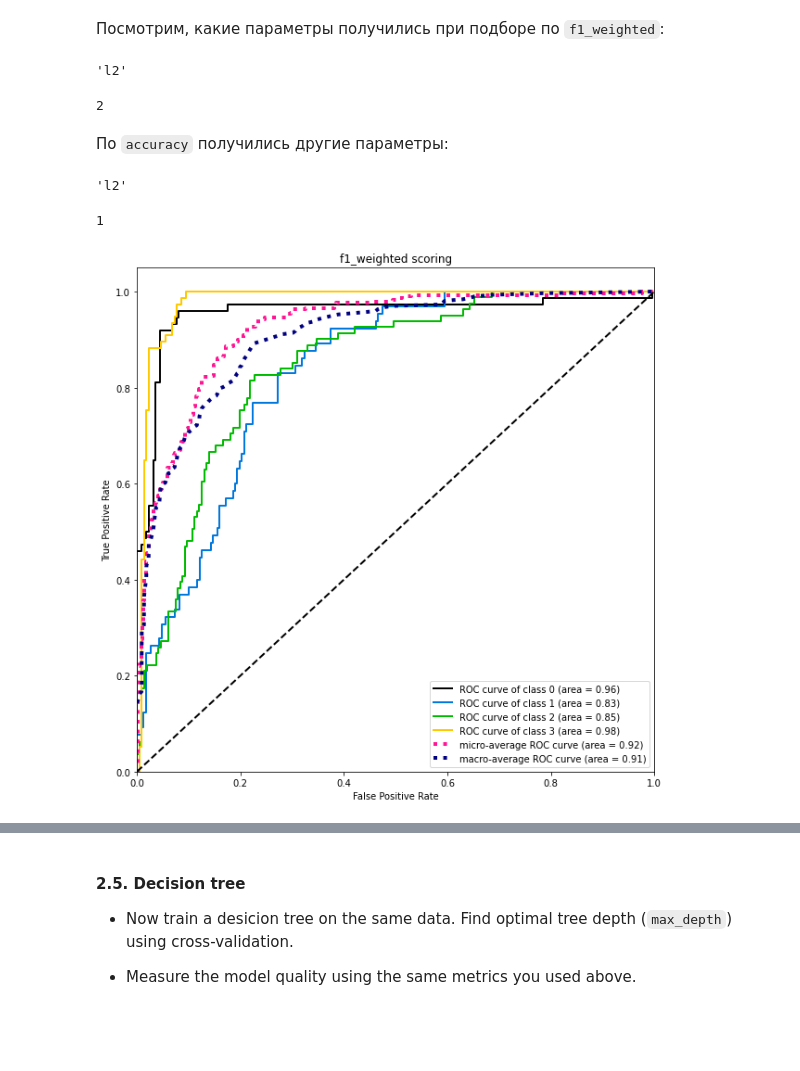
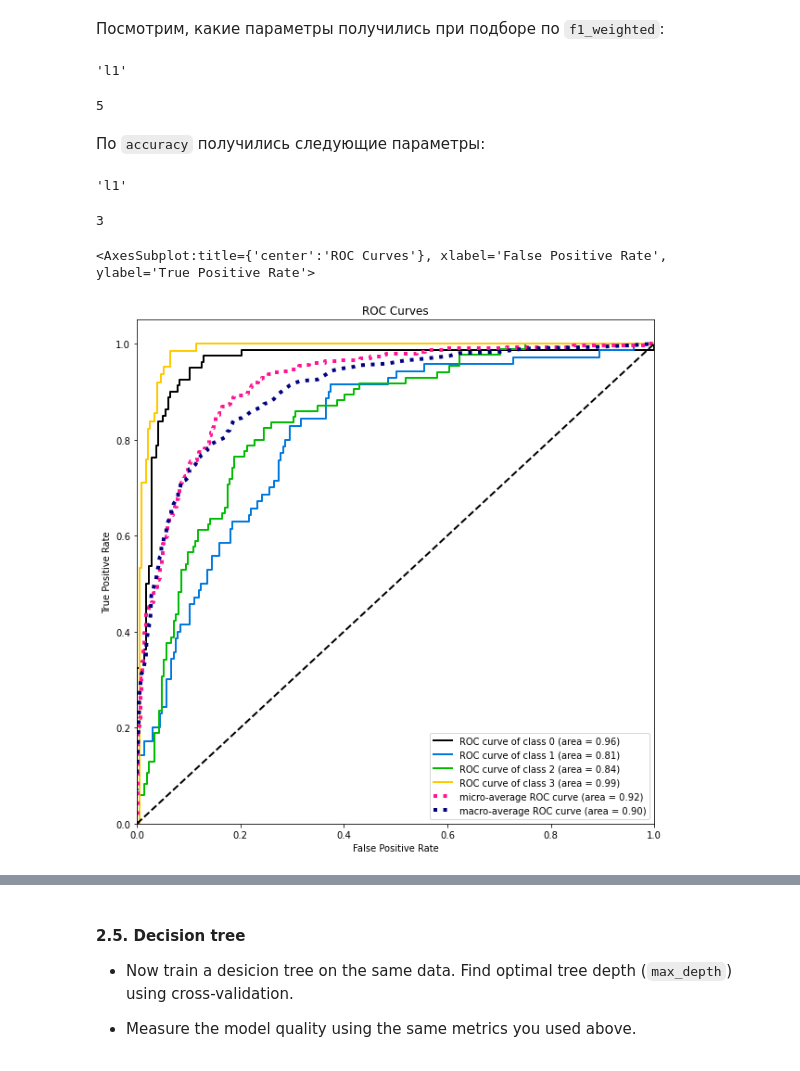
Before and after one commit to adtsvetkov/ml_made, a Jupyter notebook: Lab1_part2_ml_pipeline.ipynb, the cells around one changed output, grey strips where cells are left out. Cells and saved outputs as stored; diff of their text form; code cells hidden in the pictures; blank space fills up the shorter version.

```diff
--- a/Lab1_part2_ml_pipeline.ipynb
+++ b/Lab1_part2_ml_pipeline.ipynb
@@ -367,16 +379,18 @@ pca = PCA(n_components=11, random_state=42)
 X_train_pca = pca.fit_transform(X_train_pd)
 X_test_pca = pca.transform(X_test_pd)
 # %%
-lr1 = LogisticRegression(multi_class='multinomial',
+from sklearn.linear_model import LogisticRegressionCV
+
+lr1 = LogisticRegressionCV(multi_class='multinomial',
                        solver='saga',
                        tol=1e-3,
-                       max_iter=500)
+                       max_iter=500, cv=5)
 
 grid_parameters = {'penalty': ['l1', 'l2'],
-    'C': [0.1, 1, 2, 5, 10, 15, 20, 50]}
+    'Cs': [1, 2, 3, 4, 5, 6, 7, 8, 9, 10, 15, 20, 50, 100]}
 
-logreg2 = GridSearchCV(lr1, grid_parameters, scoring="f1_weighted", n_jobs=-1, verbose=10)
-logreg3 = GridSearchCV(lr1, grid_parameters, scoring="accuracy", n_jobs=-1, verbose=10)
+logreg2 = GridSearchCV(lr1, grid_parameters, scoring="f1_weighted", n_jobs=-1, verbose=20)
+logreg3 = GridSearchCV(lr1, grid_parameters, scoring="accuracy", n_jobs=-1, verbose=20)
 # %%
 logreg2.fit(X_train_pca, y_train)
 logreg3.fit(X_train_pca, y_train)
@@ -395,24 +409,23 @@ GridSearchCV(estimator=LogisticRegression(max_iter=500,
 # %%
 logreg2.best_params_['penalty']
 # %% [output]
-'l2'
+'l1'
 # %%
-logreg2.best_params_['C']
+logreg2.best_params_['Cs']
 # %% [output]
-2
+5
 # %% [markdown]
-По `accuracy` получились другие параметры:
+По `accuracy` получились следующие параметры:
 # %%
 logreg3.best_params_['penalty']
 # %% [output]
-'l2'
+'l1'
 # %%
-logreg3.best_params_['C']
+logreg3.best_params_['Cs']
 # %% [output]
-1
+3
 # %%
 plot_roc(y_test, logreg2.predict_proba(X_test_pca), figsize=(10, 10))
-plt.title("f1_weighted scoring")
-plt.show()
 # %% [output]
+<AxesSubplot:title={'center':'ROC Curves'}, xlabel='False Positive Rate', ylabel='True Positive Rate'>
-[figure, old version]
+[figure, new version]
```
Also changed, not shown: parts of 44 cells of this notebook.
